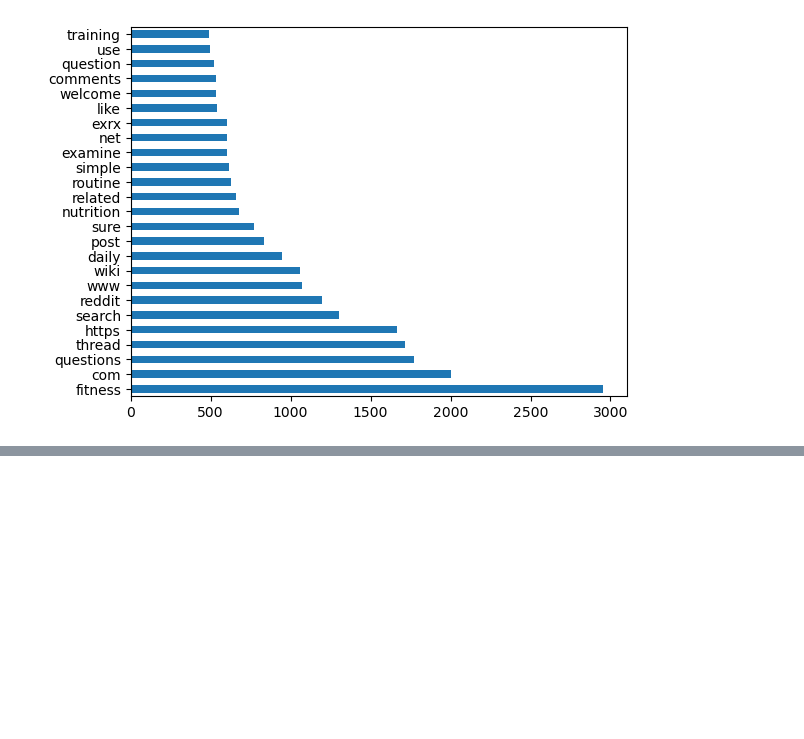
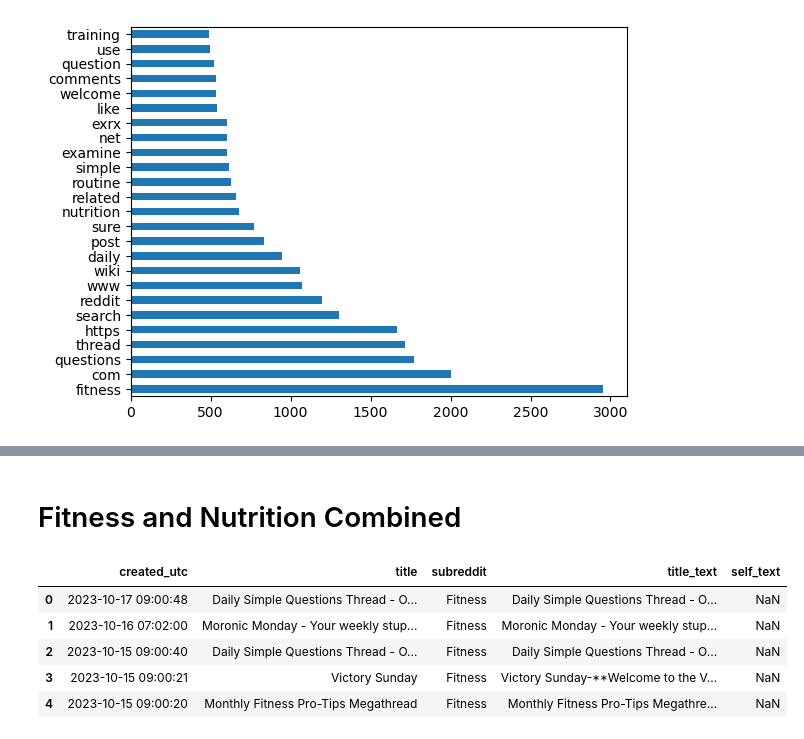
Before and after one commit to sophiaj5/NLP-Project, a Jupyter notebook: models.ipynb, the cells around one changed output, grey strips where cells are left out. Cells and saved outputs as stored; diff of their text form; code cells hidden in the pictures; blank space fills up the shorter version.

```diff
--- a/models.ipynb
+++ b/models.ipynb
@@ -124,2 +144,13 @@ X_train2 = cvec.transform(X_train)
+# %% [markdown]
+# Fitness and Nutrition Combined
 # %%
-X_test2 = cvec.transform(X_test)
+# combining the two dfs
+combined_df = pd.concat([fitness, nutrition], axis=0)
+combined_df.head()
+# %% [output]
+|  | created_utc | title | subreddit | title_text | self_text |
+| 0 | 2023-10-17 09:00:48 | Daily Simple Questions Thread - O... | Fitness | Daily Simple Questions Thread - O... | NaN |
+| 1 | 2023-10-16 07:02:00 | Moronic Monday - Your weekly stup... | Fitness | Moronic Monday - Your weekly stup... | NaN |
+| 2 | 2023-10-15 09:00:40 | Daily Simple Questions Thread - O... | Fitness | Daily Simple Questions Thread - O... | NaN |
+| 3 | 2023-10-15 09:00:21 | Victory Sunday | Fitness | Victory Sunday-**Welcome to the V... | NaN |
+| 4 | 2023-10-15 09:00:20 | Monthly Fitness Pro-Tips Megathread | Fitness | Monthly Fitness Pro-Tips Megathre... | NaN |
```
Also changed, not shown: parts of 38 cells of this notebook.
